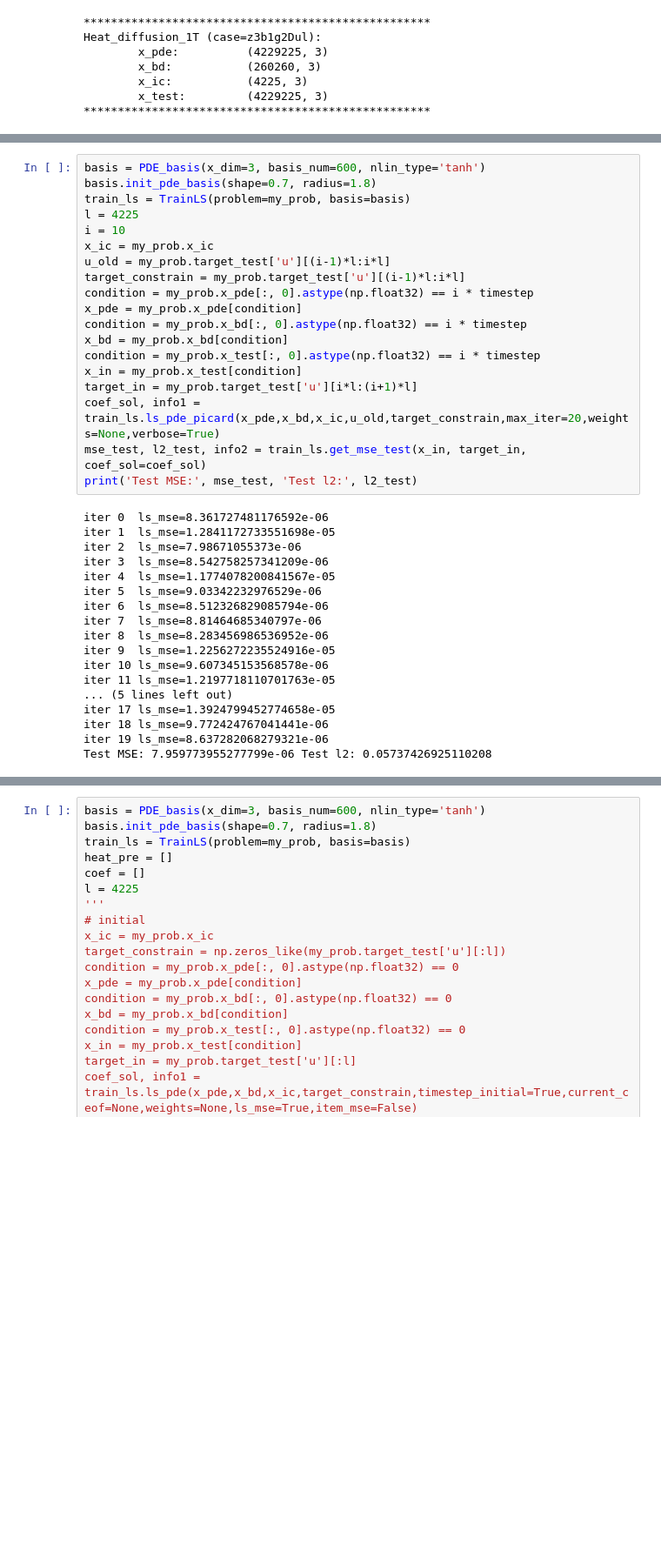
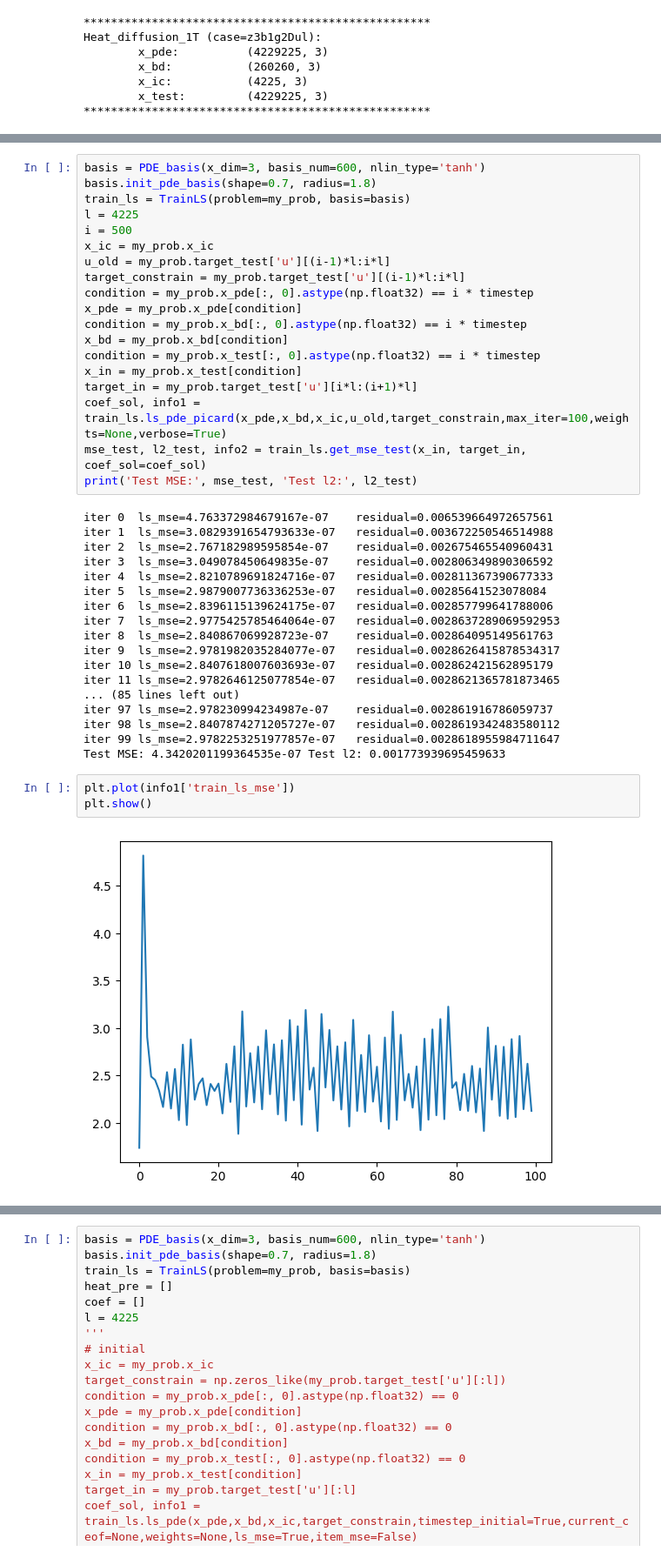
Before and after one commit to CassandraYe1/TransNet, a Jupyter notebook: ls-1T-z3b1g2Dul.ipynb, the cells around one changed output, grey strips where cells are left out. Shown at 87% size. Saved outputs shown, nothing was run; the diff lists cells and outputs as text; blank space fills up the shorter version.

```diff
--- a/ls-1T-z3b1g2Dul.ipynb
+++ b/ls-1T-z3b1g2Dul.ipynb
@@ -107,7 +111,7 @@ basis = PDE_basis(x_dim=3, basis_num=600, nlin_type='tanh')
 basis.init_pde_basis(shape=0.7, radius=1.8)
 train_ls = TrainLS(problem=my_prob, basis=basis)
 l = 4225
-i = 10
+i = 500
 x_ic = my_prob.x_ic
 u_old = my_prob.target_test['u'][(i-1)*l:i*l]
 target_constrain = my_prob.target_test['u'][(i-1)*l:i*l]
@@ -118,24 +122,29 @@ x_bd = my_prob.x_bd[condition]
 condition = my_prob.x_test[:, 0].astype(np.float32) == i * timestep
 x_in = my_prob.x_test[condition]
 target_in = my_prob.target_test['u'][i*l:(i+1)*l]
-coef_sol, info1 = train_ls.ls_pde_picard(x_pde,x_bd,x_ic,u_old,target_constrain,max_iter=20,weights=None,verbose=True)
+coef_sol, info1 = train_ls.ls_pde_picard(x_pde,x_bd,x_ic,u_old,target_constrain,max_iter=100,weights=None,verbose=True)
 mse_test, l2_test, info2 = train_ls.get_mse_test(x_in, target_in, coef_sol=coef_sol)
 print('Test MSE:', mse_test, 'Test l2:', l2_test)
 # %% [output]
-iter 0  ls_mse=8.361727481176592e-06
-iter 1  ls_mse=1.2841172733551698e-05
-iter 2  ls_mse=7.98671055373e-06
-iter 3  ls_mse=8.542758257341209e-06
-iter 4  ls_mse=1.1774078200841567e-05
-iter 5  ls_mse=9.03342232976529e-06
-iter 6  ls_mse=8.512326829085794e-06
-iter 7  ls_mse=8.81464685340797e-06
-iter 8  ls_mse=8.283456986536952e-06
-iter 9  ls_mse=1.2256272235524916e-05
-iter 10 ls_mse=9.607345153568578e-06
-iter 11 ls_mse=1.2197718110701763e-05
-... (5 lines left out)
-iter 17 ls_mse=1.3924799452774658e-05
-iter 18 ls_mse=9.772424767041441e-06
-iter 19 ls_mse=8.637282068279321e-06
-Test MSE: 7.959773955277799e-06 Test l2: 0.05737426925110208
+iter 0  ls_mse=4.763372984679167e-07    residual=0.006539664972657561
+iter 1  ls_mse=3.0829391654793633e-07   residual=0.003672250546514988
+iter 2  ls_mse=2.767182989595854e-07    residual=0.002675465540960431
+iter 3  ls_mse=3.049078450649835e-07    residual=0.002806349890306592
+iter 4  ls_mse=2.8210789691824716e-07   residual=0.002811367390677333
+iter 5  ls_mse=2.9879007736336253e-07   residual=0.00285641523078084
+iter 6  ls_mse=2.8396115139624175e-07   residual=0.002857799641788006
+iter 7  ls_mse=2.9775425785464064e-07   residual=0.0028637289069592953
+iter 8  ls_mse=2.840867069928723e-07    residual=0.002864095149561763
+iter 9  ls_mse=2.9781982035284077e-07   residual=0.0028626415878534317
+iter 10 ls_mse=2.8407618007603693e-07   residual=0.002862421562895179
+iter 11 ls_mse=2.9782646125077854e-07   residual=0.0028621365781873465
+... (85 lines left out)
+iter 97 ls_mse=2.978230994234987e-07    residual=0.002861916786059737
+iter 98 ls_mse=2.8407874271205727e-07   residual=0.0028619342483580112
+iter 99 ls_mse=2.9782253251977857e-07   residual=0.0028618955984711647
+Test MSE: 4.3420201199364535e-07 Test l2: 0.001773939695459633
+# %%
+plt.plot(info1['train_ls_mse'])
+plt.show()
+# %% [output]
+[figure, added]
```
Also changed, not shown: parts of 10 cells of this notebook, 2 other files.
